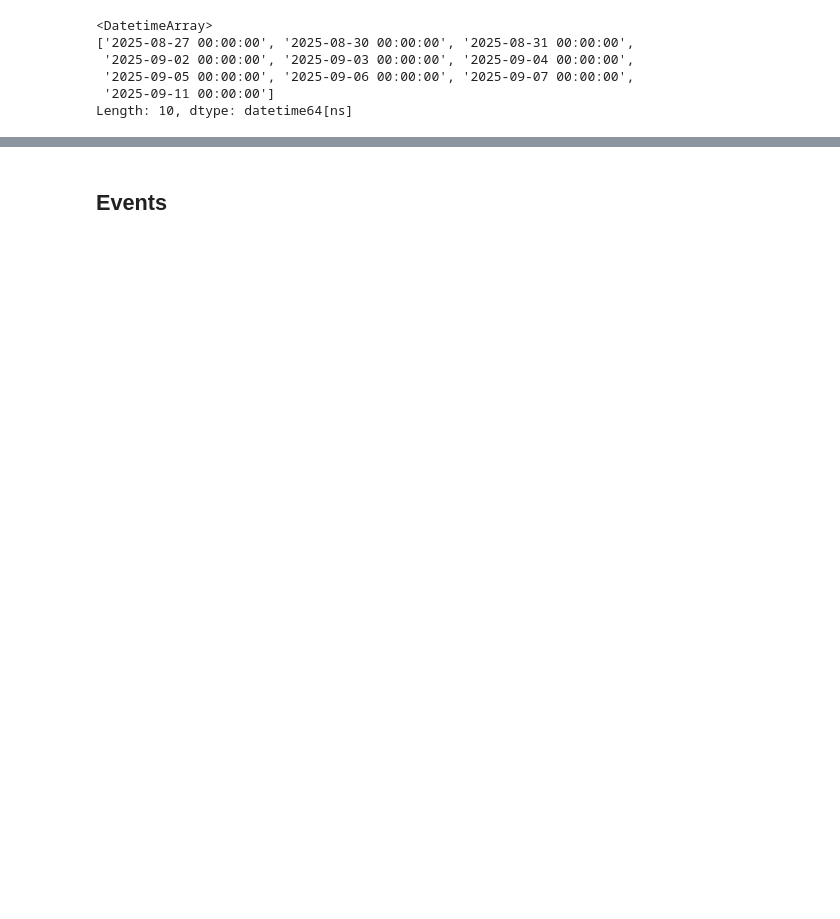
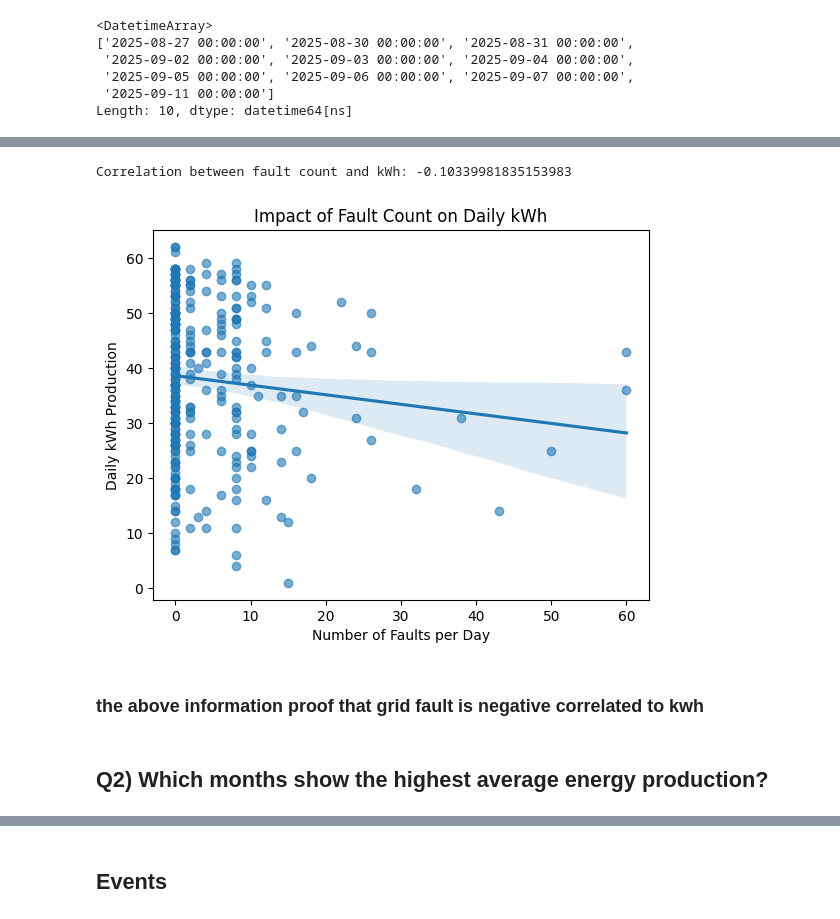
Before and after one commit to kamrankhanorakzai/Analysis-and-Performance-Monitoring-of-a-Solar-Power-Plant-Using-Real-World-Collected-Data, a Jupyter notebook: Exploratory_data_analysis.ipynb, the cells around one changed output, grey strips where cells are left out. Drawn from its saved outputs; the diff is of its cells as text; code cells hidden in the pictures; blank space fills up the shorter version.

```diff
--- a/Exploratory_data_analysis.ipynb
+++ b/Exploratory_data_analysis.ipynb
@@ -158,0 +240,2 @@ df['Quarter'] = df["date"].dt.quarter
+# %%
+df["E-Today(KWH)"]=df["E-Today(KWH)"].interpolate(method="spline", order=2).ffill().bfill()
@@ -161,2 +262,2 @@ df['Quarter'] = df["date"].dt.quarter
 # %%
-df
+df.reset_index(inplace=True)
@@ -176,0 +264,13 @@ df
+# %%
+# Count faults per day
+faults_per_day = df.groupby("date")["event"].apply(lambda x: (x != "no fault").sum())
+
+# Daily kWh
+kwh_per_day = df.groupby("date")["E-Today(KWH)"].mean()
+
+# Combine into one DataFrame
+daily_summary = pd.DataFrame({
+    "fault_count": faults_per_day,
+    "kwh": kwh_per_day
+})
+daily_summary
@@ -176,0 +292,20 @@ df
+# %%
+corr = daily_summary["fault_count"].corr(daily_summary["kwh"])
+print("Correlation between fault count and kWh:", corr)
+# %% [output]
+Correlation between fault count and kWh: -0.10339981835153983
+# %%
+import seaborn as sns
+import matplotlib.pyplot as plt
+
+sns.regplot(x="fault_count", y="kwh", data=daily_summary, scatter_kws={"alpha":0.6})
+plt.title("Impact of Fault Count on Daily kWh")
+plt.xlabel("Number of Faults per Day")
+plt.ylabel("Daily kWh Production")
+plt.show()
+# %% [output]
+[figure, added]
+# %% [markdown]
+### the above information proof that grid fault is negative correlated to kwh
+# %% [markdown]
+## Q2) Which months show the highest average energy production?
```
Also changed, not shown: parts of 70 cells of this notebook.
